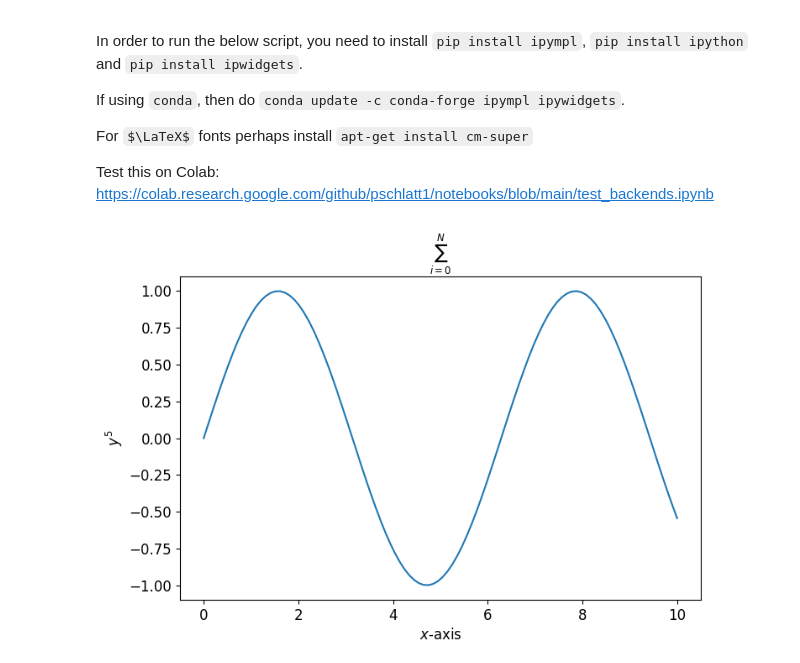
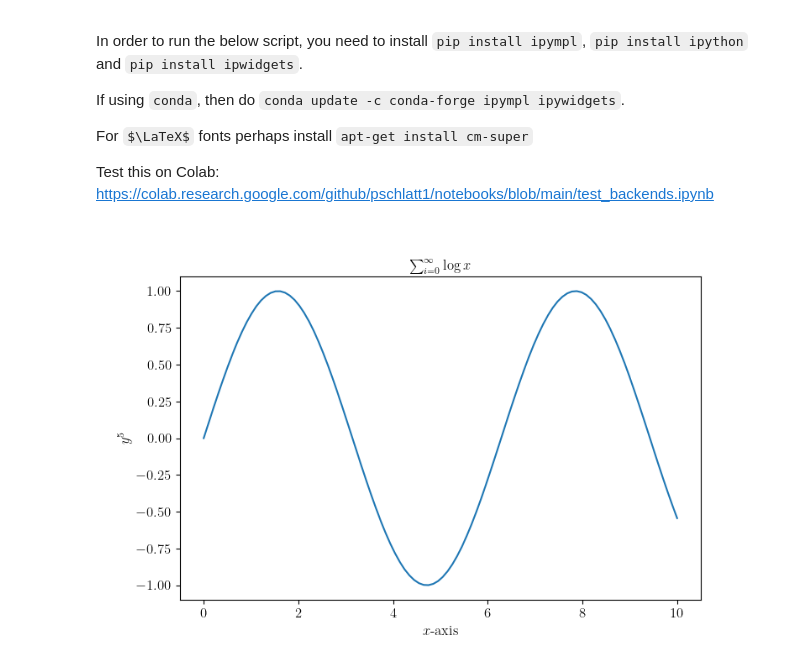
Before and after one commit to pschlatt1/notebooks, a Jupyter notebook: test_backends.ipynb, the cells around one changed output. Saved outputs shown, nothing was run; the diff lists cells and outputs as text; code cells hidden in the pictures; some formulas as TeX source.

```diff
--- a/test_backends.ipynb
+++ b/test_backends.ipynb
@@ -35,29 +35,30 @@ params = {'legend.fontsize': 12,
           'xtick.labelsize':12,
           'ytick.labelsize':12,
           'grid.alpha':0.6,
-          'text.usetex':False}
+          'text.usetex':True}
 pylab.rcParams.update(params)
 
-# if you want LaTeX fonts on Colab
-if mpl.rcParams['text.usetex'] and IN_COLAB:
-  !apt install texlive-fonts-recommended texlive-fonts-extra cm-super dvipng
+# if you want LaTeX fonts:
+if mpl.rcParams['text.usetex']:
+  if IN_COLAB:
+    !apt install texlive-fonts-recommended texlive-fonts-extra cm-super dvipng
   mpl.rc('text', usetex=True)
   mpl.rcParams['font.family'] = 'serif'
   mpl.rcParams['font.serif'] = ['Computer Modern']
 # %%
 fig=plt.figure()
 fig.canvas.toolbar_visible = True
 fig.canvas.header_visible = False
 fig.canvas.footer_visible = True
 
 x = np.linspace(0,10,100)
 y = np.sin(x)
 
 plt.plot(x,y)
-plt.title(r'$\sum_{i=0}^N$')
+plt.title(r'$\sum_{i=0}^\infty \log x$')
 plt.xlabel(r'$x$-axis')
 plt.ylabel(r'$y^5$')
 
 plt.show()
 # %% [output]
-[figure, old version]
+[figure, new version]
```
